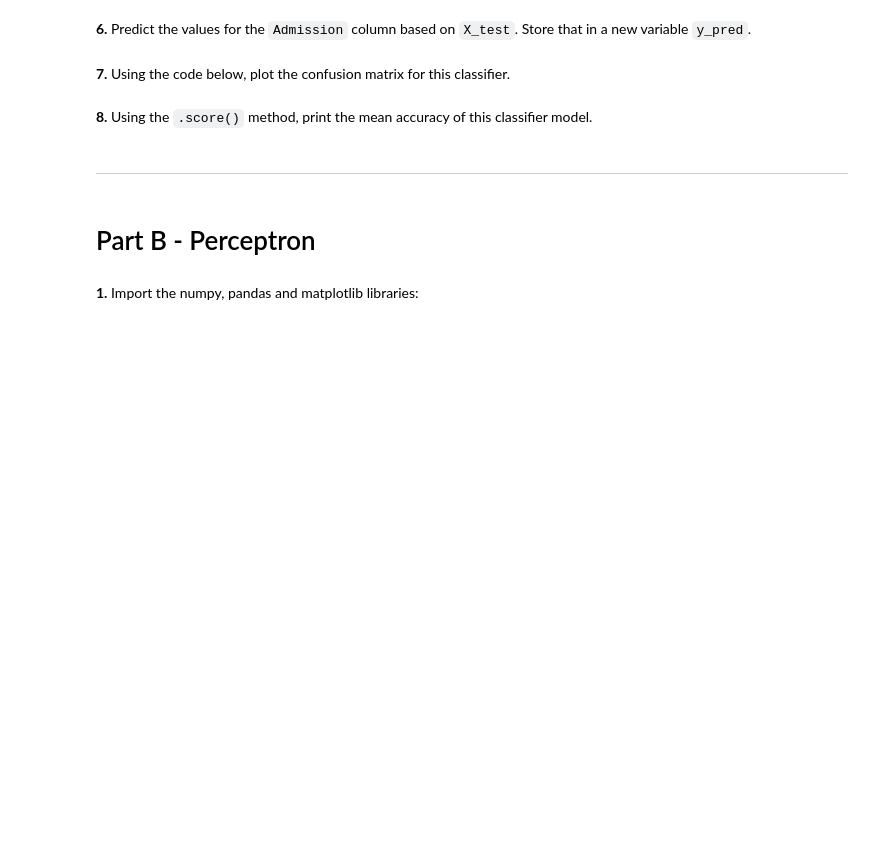
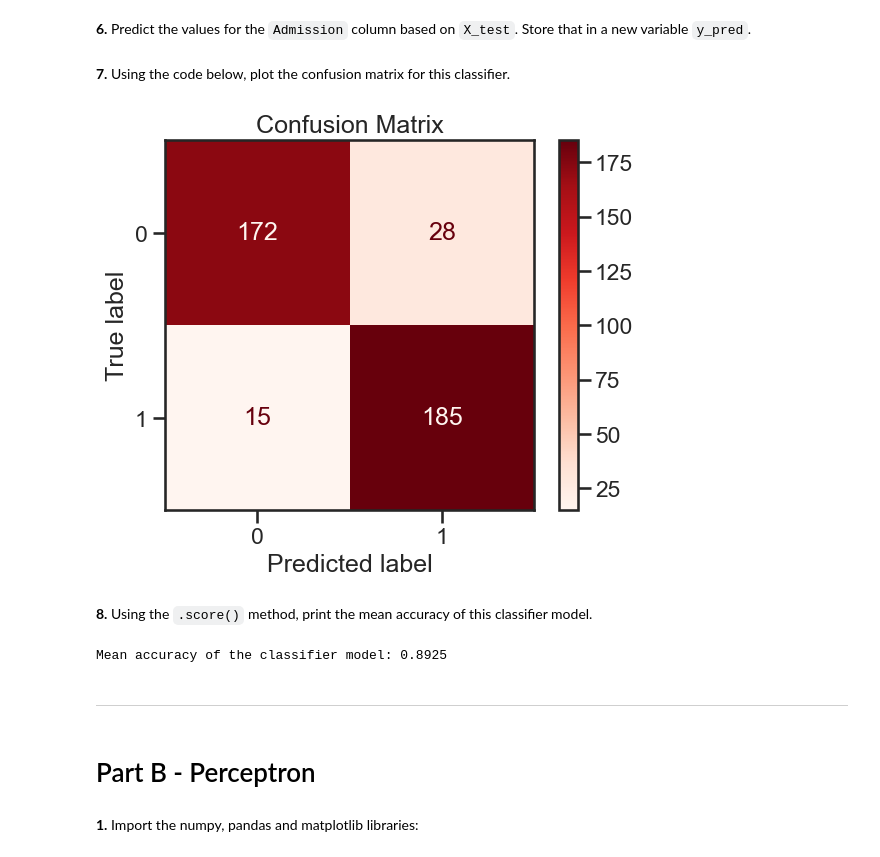
Before and after one commit to ol287/Learning-from-data, a Jupyter notebook: P3-Classifiers.ipynb, the cells around one changed output. Cells and saved outputs as stored; diff of their text form; code cells hidden in the pictures; blank space fills up the shorter version.

```diff
--- a/P3-Classifiers.ipynb
+++ b/P3-Classifiers.ipynb
@@ -38,3 +61,9 @@ print(df.head())
 **4.** Import the `train_test_split` tool, and split the data into training/testing sets, 60% for training and 40% for testing, producing `X_train`, `X_test`, `y_train`, and `y_test`.
 # %%
 # Your answer here
+!pip install scikit-learn
+from sklearn.model_selection import train_test_split
+# Split the data into training and testing sets (60% training, 40% testing)
+X_train, X_test, y_train, y_test = train_test_split(X, y, test_size=0.4, random_state=42)  # random_state for reproducibility
+
+# Now X_train, X_test, y_train, and y_test are ready to be used for training and testing a model.
@@ -42,3 +86,11 @@ print(df.head())
 **5.** Import the `LogisticRegression` function, and fit the logistic regression to `X_train` and `y_train`.
 # %%
 # Your answer here
+from sklearn.linear_model import LogisticRegression
+# Create a Logistic Regression model
+log_reg = LogisticRegression()
+
+# Fit the model to the training data
+log_reg.fit(X_train, y_train)
+
+# The model is now trained and can be used to make predictions or evaluate its performance
@@ -49,15 +104,32 @@ print(df.head())
 # %% [markdown]
 **7.** Using the code below, plot the confusion matrix for this classifier.
 # %%
-from sklearn.metrics import plot_confusion_matrix
+import matplotlib.pyplot as plt
+from sklearn.metrics import confusion_matrix, ConfusionMatrixDisplay
 
-plot_confusion_matrix(logistic_regression, X_test, y_test, cmap='Reds')
 
-# The cmap variable refers to Colormap. Try changing ‘Reds’ to ‘Greens’ or ‘Blues’!
+# Calculate confusion matrix
+cm = confusion_matrix(y_test, log_reg.predict(X_test))
+
+# Display the confusion matrix
+disp = ConfusionMatrixDisplay(confusion_matrix=cm)
+disp.plot(cmap='Reds')  # Change cmap to 'Greens' or 'Blues' if preferred
+plt.title('Confusion Matrix')
+plt.show()
+# %% [output]
+[figure, added]
 # %% [markdown]
 **8.** Using the `.score()` method, print the mean accuracy of this classifier model.
 # %%
 # Your answer here
+
+# Calculate the mean accuracy of the logistic regression model
+accuracy = log_reg.score(X_test, y_test)
+
+# Print the mean accuracy
+print("Mean accuracy of the classifier model:", accuracy)
+# %% [output]
+Mean accuracy of the classifier model: 0.8925
 # %% [markdown]
 _______________
 # %% [markdown]
```
Also changed, not shown: parts of 12 cells of this notebook, 2 other files.
